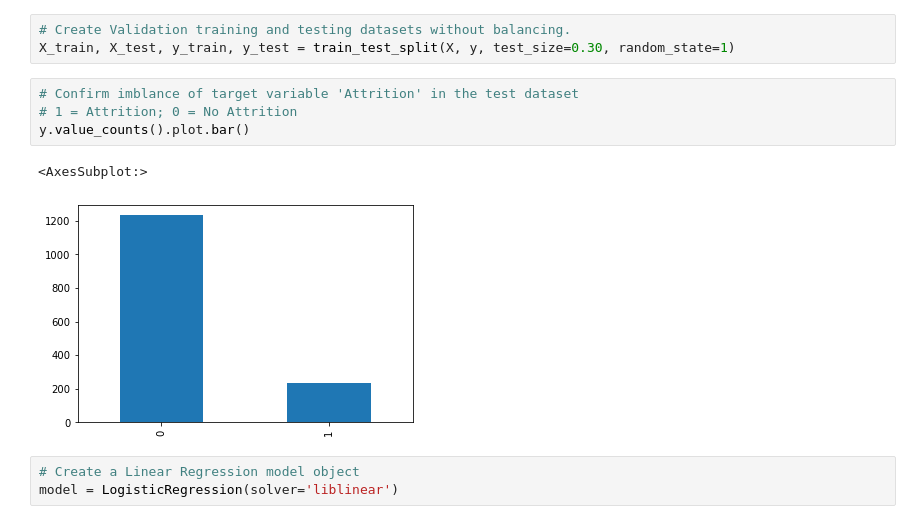
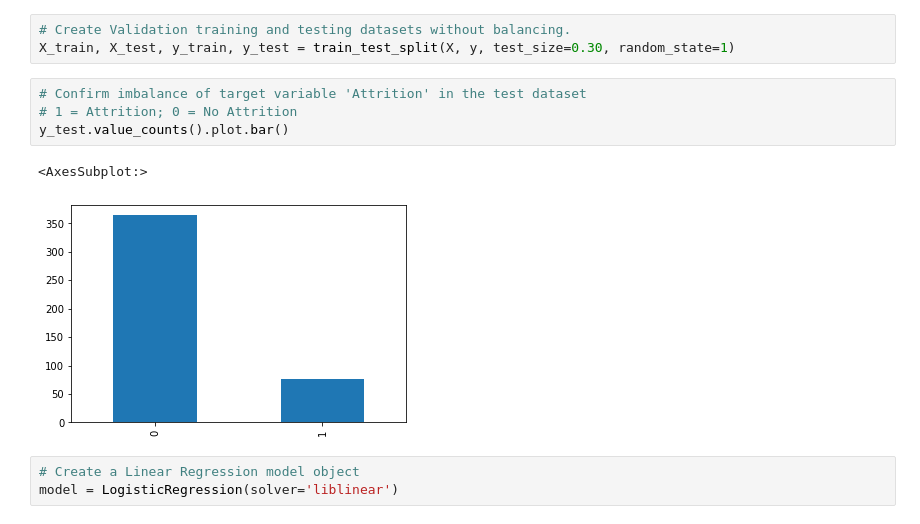
Before and after one commit to vuhpham94/nflx-adv-data-hw, a Jupyter notebook: 12102021/02-SkillDrill/Solved/HREmployeeAttrition-VP.ipynb, the cells around one changed output. Drawn from its saved outputs; the diff is of its cells as text.

```diff
--- a/12102021/02-SkillDrill/Solved/HREmployeeAttrition-VP.ipynb
+++ b/12102021/02-SkillDrill/Solved/HREmployeeAttrition-VP.ipynb
@@ -54,12 +54,12 @@ Name: Attrition, dtype: float64
 # Create Validation training and testing datasets without balancing.
 X_train, X_test, y_train, y_test = train_test_split(X, y, test_size=0.30, random_state=1)
 # %%
-# Confirm imblance of target variable 'Attrition' in the test dataset
+# Confirm imbalance of target variable 'Attrition' in the test dataset
 # 1 = Attrition; 0 = No Attrition
-y.value_counts().plot.bar()
+y_test.value_counts().plot.bar()
 # %% [output]
 <AxesSubplot:>
-[figure, old version]
+[figure, new version]
 # %%
 # Create a Linear Regression model object
 model = LogisticRegression(solver='liblinear')
```
Also changed, not shown: parts of 6 cells of this notebook, 4 other files.
